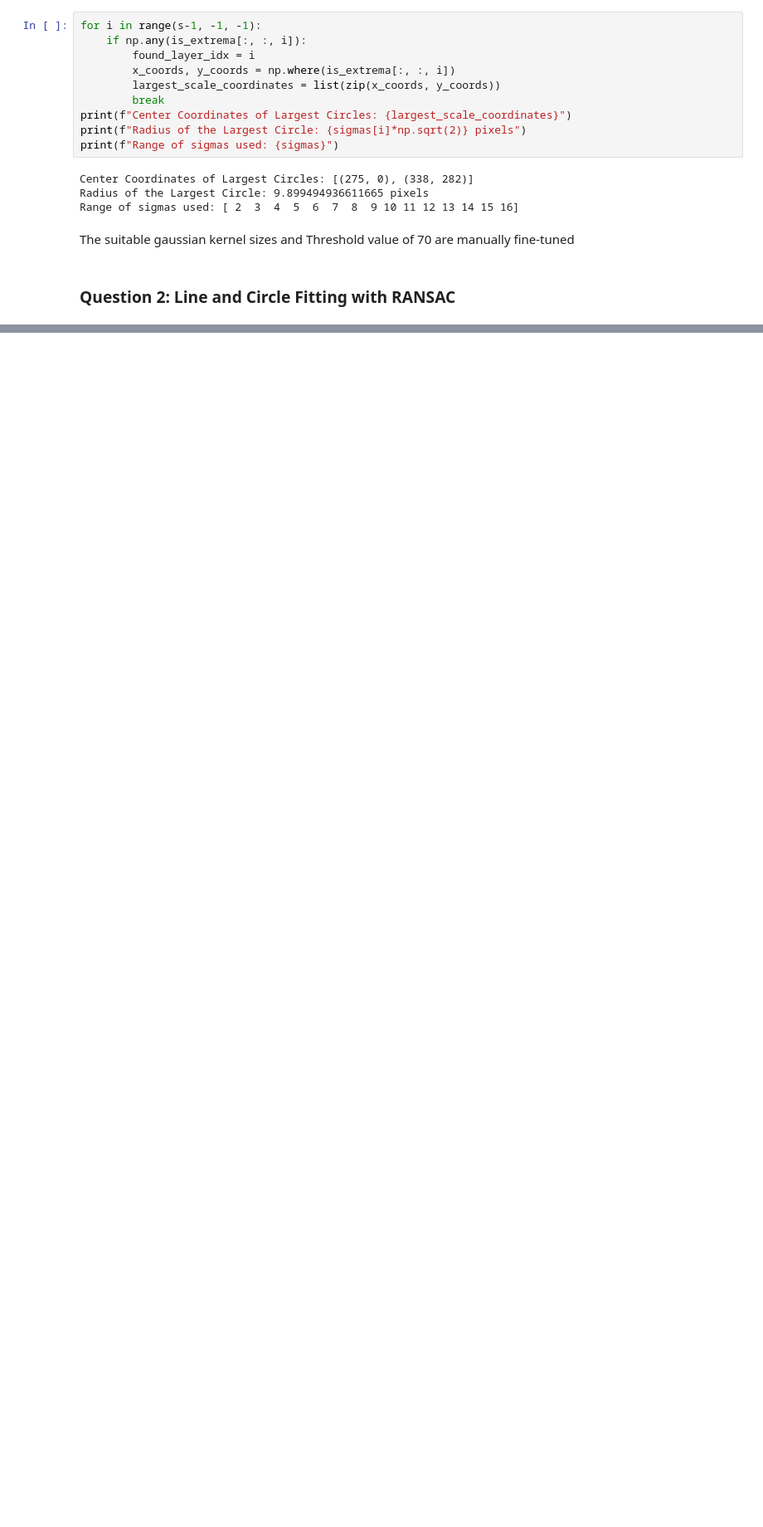
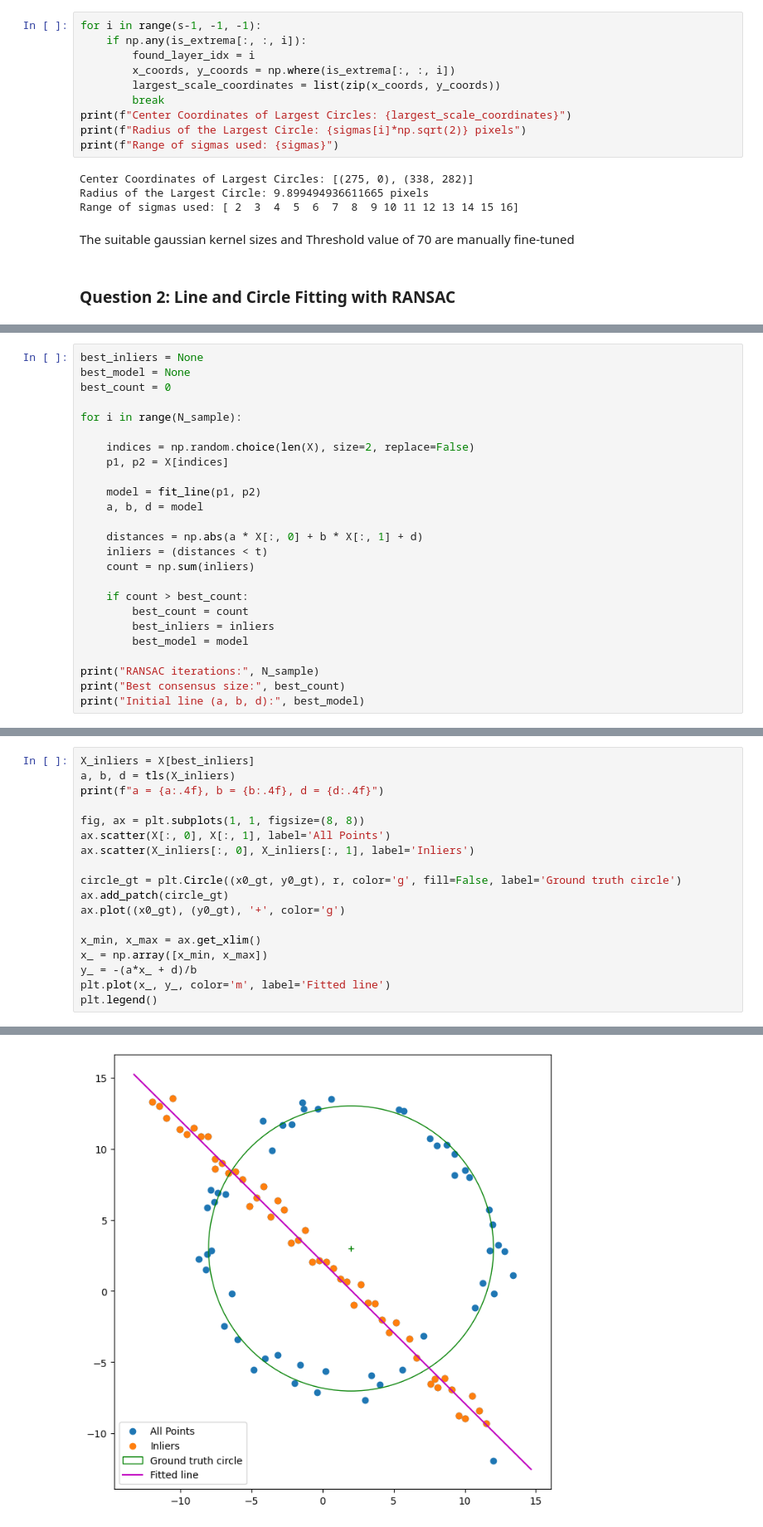
Before and after one commit to maneth-b03p/Image_Processing_and_Machine_Vision_Activities, a Jupyter notebook: Assignment2/230476T_a02.ipynb, the cells around one changed output, grey strips where cells are left out. Shown at 83% size. Saved outputs shown, nothing was run; the diff lists cells and outputs as text; blank space fills up the shorter version.

```diff
--- a/Assignment2/230476T_a02.ipynb
+++ b/Assignment2/230476T_a02.ipynb
@@ -140,0 +174,25 @@ ImportError: cannot import name 'common_texification' from 'matplotlib.backends.
+# %%
+best_inliers = None
+best_model = None
+best_count = 0
+
+for i in range(N_sample):
+
+    indices = np.random.choice(len(X), size=2, replace=False)
+    p1, p2 = X[indices]
+
+    model = fit_line(p1, p2)
+    a, b, d = model
+
+    distances = np.abs(a * X[:, 0] + b * X[:, 1] + d)
+    inliers = (distances < t)
+    count = np.sum(inliers)
+
+    if count > best_count:
+        best_count = count
+        best_inliers = inliers
+        best_model = model
+
+print("RANSAC iterations:", N_sample)
+print("Best consensus size:", best_count)
+print("Initial line (a, b, d):", best_model)
@@ -140,0 +203,19 @@ ImportError: cannot import name 'common_texification' from 'matplotlib.backends.
+# %%
+X_inliers = X[best_inliers]
+a, b, d = tls(X_inliers)
+print(f"a = {a:.4f}, b = {b:.4f}, d = {d:.4f}")
+
+fig, ax = plt.subplots(1, 1, figsize=(8, 8))
+ax.scatter(X[:, 0], X[:, 1], label='All Points')
+ax.scatter(X_inliers[:, 0], X_inliers[:, 1], label='Inliers')
+
+circle_gt = plt.Circle((x0_gt, y0_gt), r, color='g', fill=False, label='Ground truth circle')
+ax.add_patch(circle_gt)
+ax.plot((x0_gt), (y0_gt), '+', color='g')
+
+x_min, x_max = ax.get_xlim()
+x_ = np.array([x_min, x_max])
+y_ = -(a*x_ + d)/b
+plt.plot(x_, y_, color='m', label='Fitted line')
+plt.legend()
+# %% [output]
@@ -140,0 +224 @@ ImportError: cannot import name 'common_texification' from 'matplotlib.backends.
+[figure, added]
```
Also changed, not shown: parts of 11 cells of this notebook.
